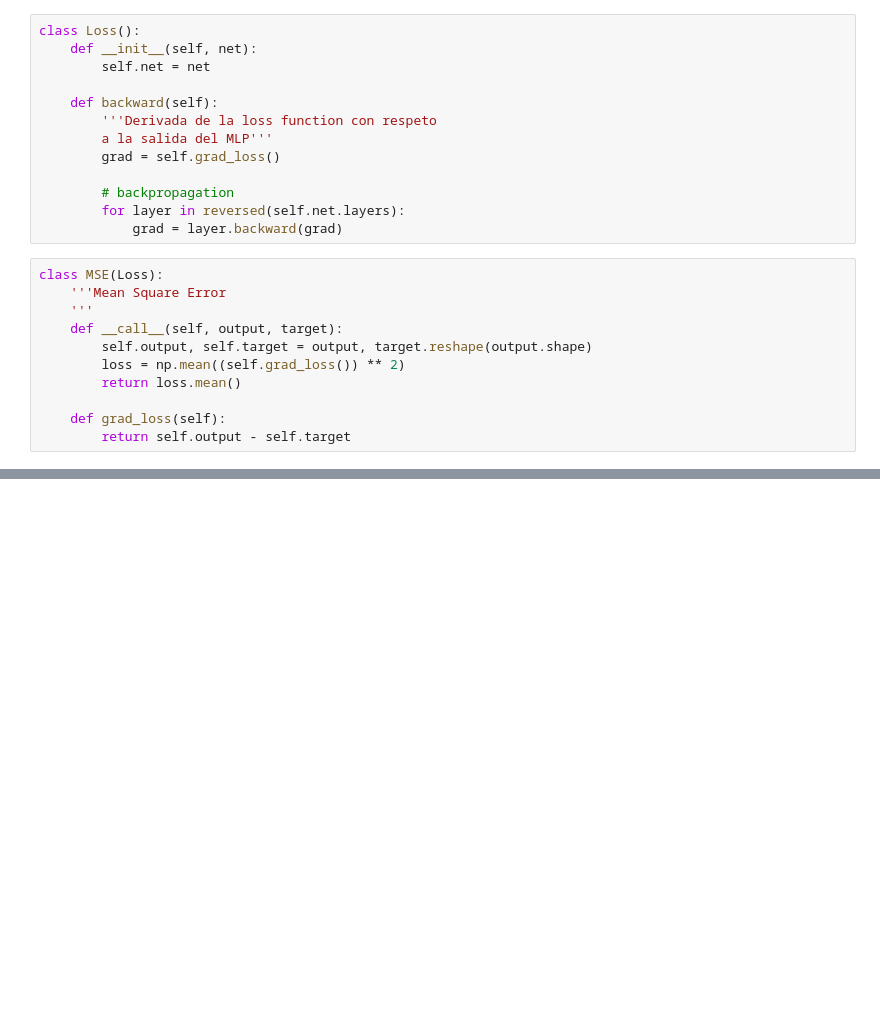
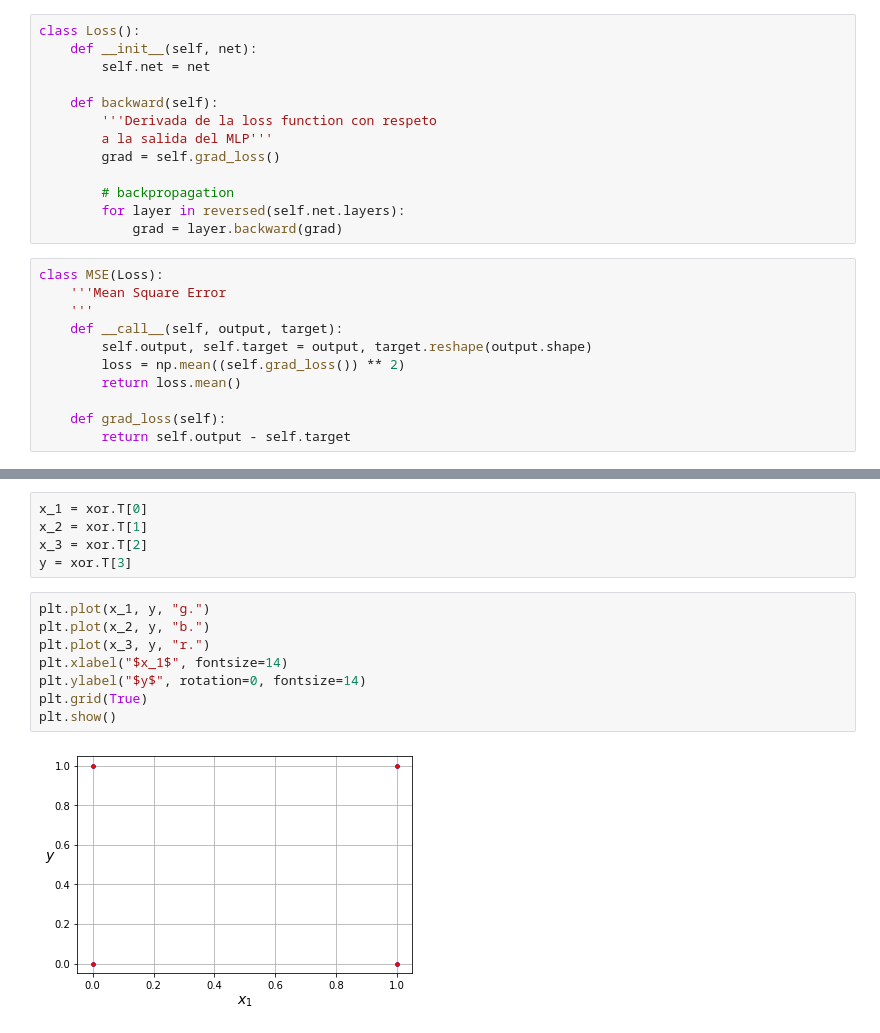
Before and after one commit to smaje99/mlp-ai-udla, a Jupyter notebook: Exercise 01.ipynb, the cells around one changed output, grey strips where cells are left out. Saved outputs shown, nothing was run; the diff lists cells and outputs as text; blank space fills up the shorter version.

```diff
--- a/Exercise 01.ipynb
+++ b/Exercise 01.ipynb
@@ -158,0 +143,15 @@ loss = MSE(mlp)
+# %%
+x_1 = xor.T[0]
+x_2 = xor.T[1]
+x_3 = xor.T[2]
+y = xor.T[3]
+# %%
+plt.plot(x_1, y, "g.")
+plt.plot(x_2, y, "b.")
+plt.plot(x_3, y, "r.")
+plt.xlabel("$x_1$", fontsize=14)
+plt.ylabel("$y$", rotation=0, fontsize=14)
+plt.grid(True)
+plt.show()
+# %% [output]
+[figure, added]
```
Also changed, not shown: parts of 22 cells of this notebook.
